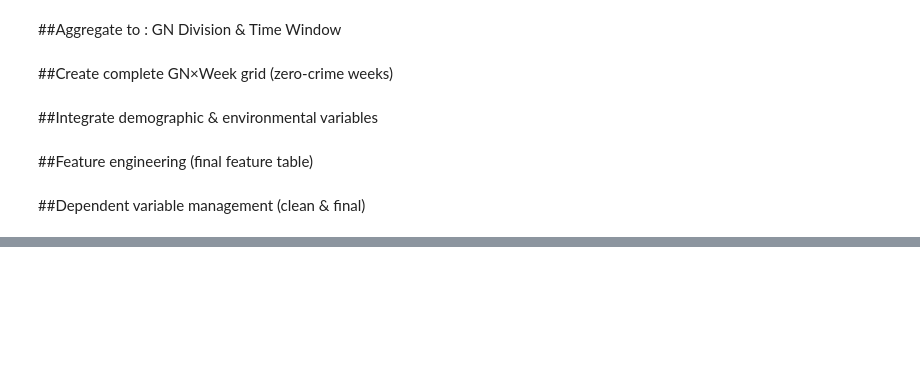
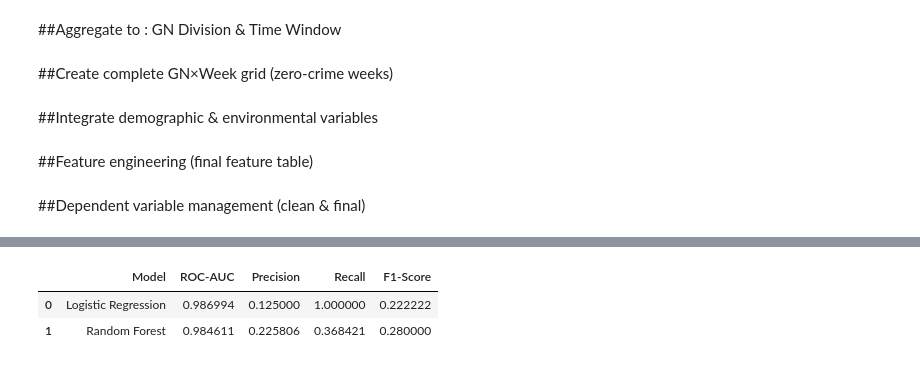
Before and after one commit to Chanthul4054/E-Policing, a Jupyter notebook: notebooks/CausationIdentification.ipynb, the cells around one changed output, grey strips where cells are left out. Saved outputs shown, nothing was run; the diff lists cells and outputs as text; code cells hidden in the pictures; blank space fills up the shorter version.

```diff
--- a/notebooks/CausationIdentification.ipynb
+++ b/notebooks/CausationIdentification.ipynb
@@ -311,0 +541,10 @@ X_test_scaled[scale_cols].describe().loc[['mean','std']]
+# %%
+# Evaluate
+from sklearn.metrics import classification_report, roc_auc_score
+
+# classification report
+print(classification_report(y_test, y_predict_rf))
+
+# roc-auc
+roc_auc_rf = roc_auc_score(y_test, y_predict_proba_rf)
+print("Random Forest ROC-AUC:", roc_auc_rf)
@@ -311,0 +562,30 @@ X_test_scaled[scale_cols].describe().loc[['mean','std']]
+# %%
+# Model Benchmarking
+
+from sklearn.metrics import precision_score, recall_score, f1_score
+benchmark_results = []
+
+# Logistic regression
+benchmark_results.append({
+    'Model': 'Logistic Regression',
+    'ROC-AUC': roc_auc_logrg,
+    'Precision':precision_score(y_test, y_predict),
+    'Recall':recall_score(y_test, y_predict),
+    'F1-Score':f1_score(y_test, y_predict)
+})
+
+# Random Forest
+benchmark_results.append({
+    'Model': 'Random Forest',
+    'ROC-AUC': roc_auc_rf,
+    'Precision':precision_score(y_test, y_predict_rf),
+    'Recall':recall_score(y_test, y_predict_rf),
+    'F1-Score':f1_score(y_test, y_predict_rf)
+})
+
+benchmark_df = pd.DataFrame(benchmark_results)
+benchmark_df
+# %% [output]
+|  | Model | ROC-AUC | Precision | Recall | F1-Score |
+| 0 | Logistic Regression | 0.986994 | 0.125000 | 1.000000 | 0.222222 |
+| 1 | Random Forest | 0.984611 | 0.225806 | 0.368421 | 0.280000 |
```
Also changed, not shown: parts of 21 cells of this notebook.
